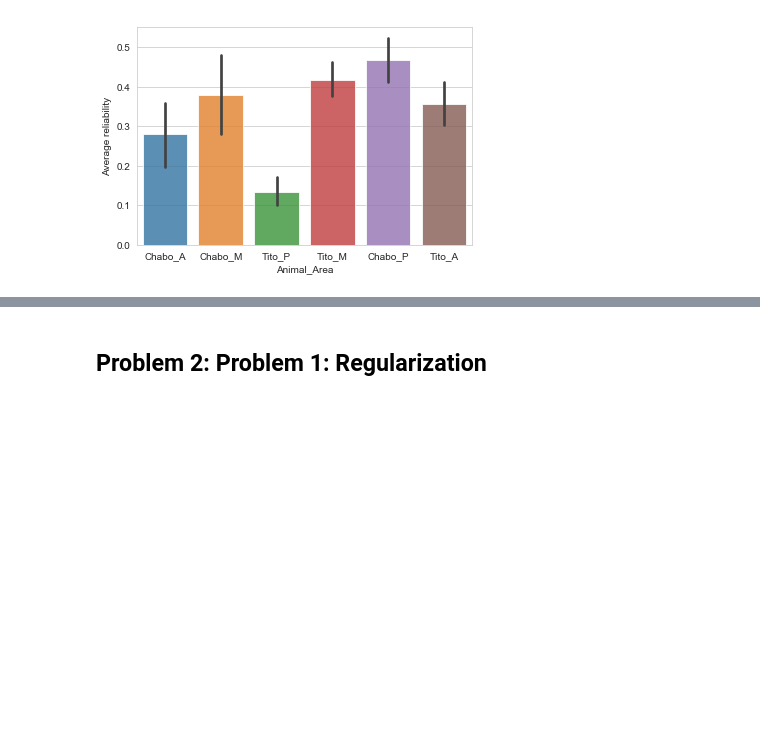
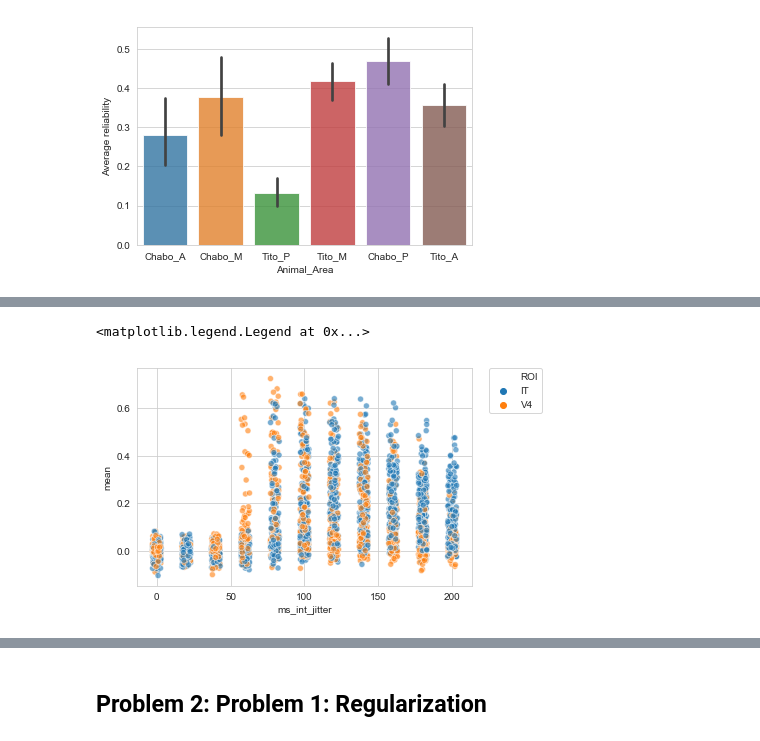
Before and after one commit to benpeloquin7/psych253, a Jupyter notebook: HW/hw1.ipynb, the cells around one changed output, grey strips where cells are left out. Saved outputs shown, nothing was run; the diff lists cells and outputs as text; code cells hidden in the pictures; blank space fills up the shorter version.

```diff
--- a/HW/hw1.ipynb
+++ b/HW/hw1.ipynb
@@ -307,0 +379,7 @@ sns.barplot(x="Animal_Area", y="Average reliability", alpha=0.8, ci=95, data=df_
+# %%
+# plot variability across time color area
+sns.scatterplot(x='ms_int_jitter', y='mean', hue='ROI', alpha=0.6, data=df_time_binned.sort_values(by='ms_int'))
+plt.legend(bbox_to_anchor=(1.05, 1), loc=2, borderaxespad=0.)
+# %% [output]
+<matplotlib.legend.Legend at 0x...>
+[figure, added]
```
Also changed, not shown: parts of 36 cells of this notebook, 1 other file.
